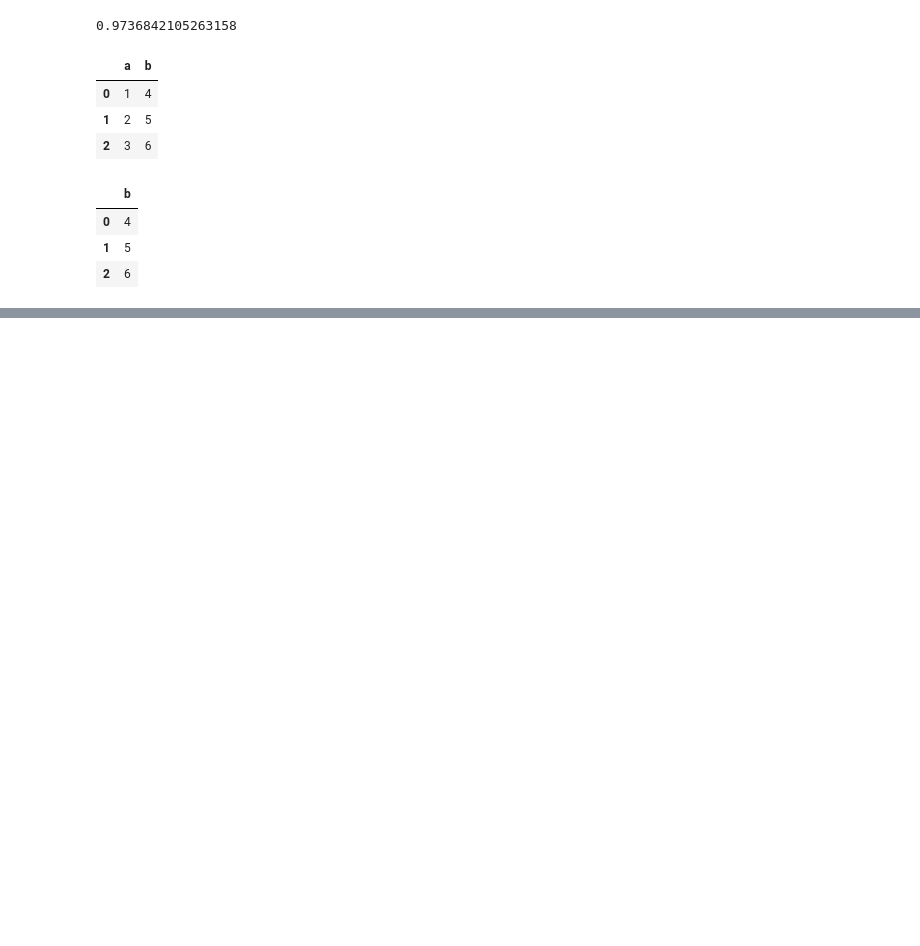
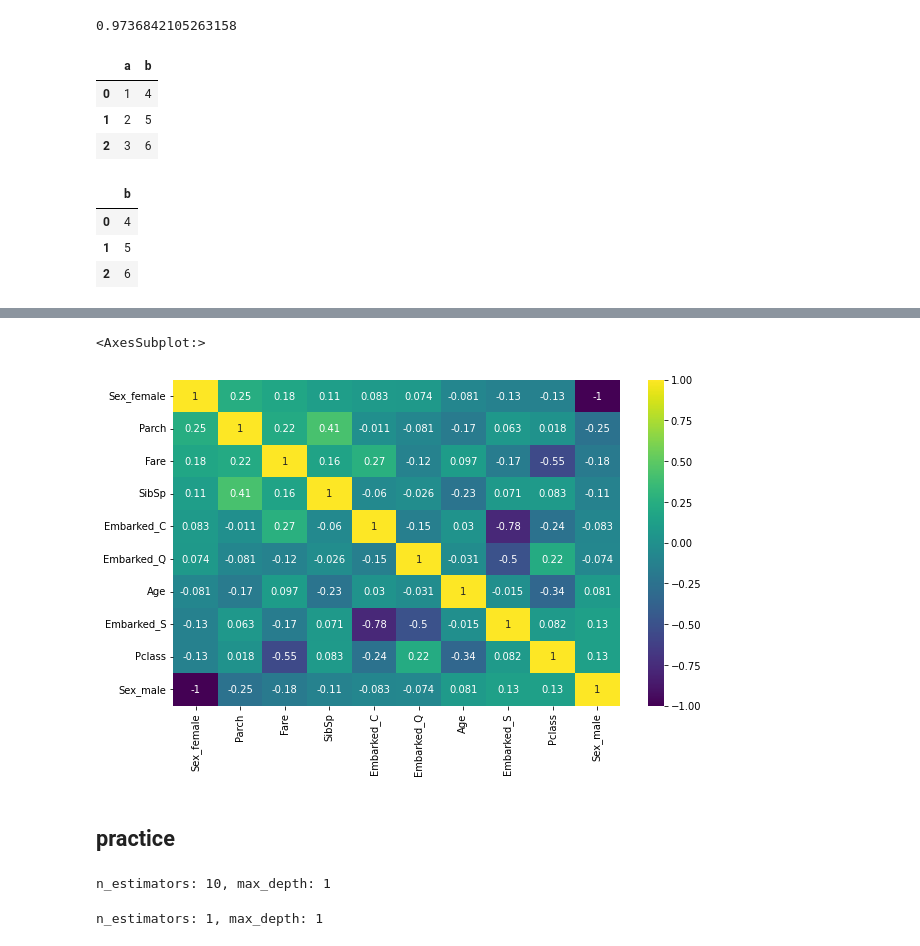
Before and after one commit to AndreyKurdyubov/Stepik_introML, a Jupyter notebook: Module 2.ipynb, the cells around one changed output, grey strips where cells are left out. Cells and saved outputs as stored; diff of their text form; code cells hidden in the pictures; blank space fills up the shorter version.

Commit message:
Random forest

```diff
--- a/Module 2.ipynb
+++ b/Module 2.ipynb
@@ -536,0 +541,7 @@ data.drop(['a'], axis=1)
+# %%
+titanic_data = pd.read_csv('titanic_data/train.csv')
+X = titanic_data.drop(['PassengerId', 'Survived', 'Name', 'Ticket', 'Cabin'], axis=1)
+y = titanic_data.Survived
+X = pd.get_dummies(X)
+X = X.fillna({'Age': X.Age.median()})
+X_train, X_test, y_train, y_test = train_test_split(X, y, test_size = 0.33, random_state = 42)
@@ -536,0 +608,13 @@ data.drop(['a'], axis=1)
+# %%
+import seaborn as sns
+
+k = len(X.columns) #количество ячеек for heatmap
+cols = X.corr().nlargest(k, 'Sex_female')['Sex_female'].index
+cm = X[cols].corr()
+plt.figure(figsize=(10,6))
+sns.heatmap(cm, annot=True, cmap = 'viridis')
+# %% [output]
+<AxesSubplot:>
+[figure, added]
+# %% [markdown]
+## practice
@@ -536,0 +624,10 @@ data.drop(['a'], axis=1)
+# %%
+test()
+# %% [output]
+n_estimators: 10, max_depth: 1
+# %%
+params = {'n_estimators': 1, 'max_depth': 1}
+test(**params)
+rf = RandomForestClassifier()
+# %% [output]
+n_estimators: 1, max_depth: 1
```
Also changed, not shown: parts of 27 cells of this notebook.
